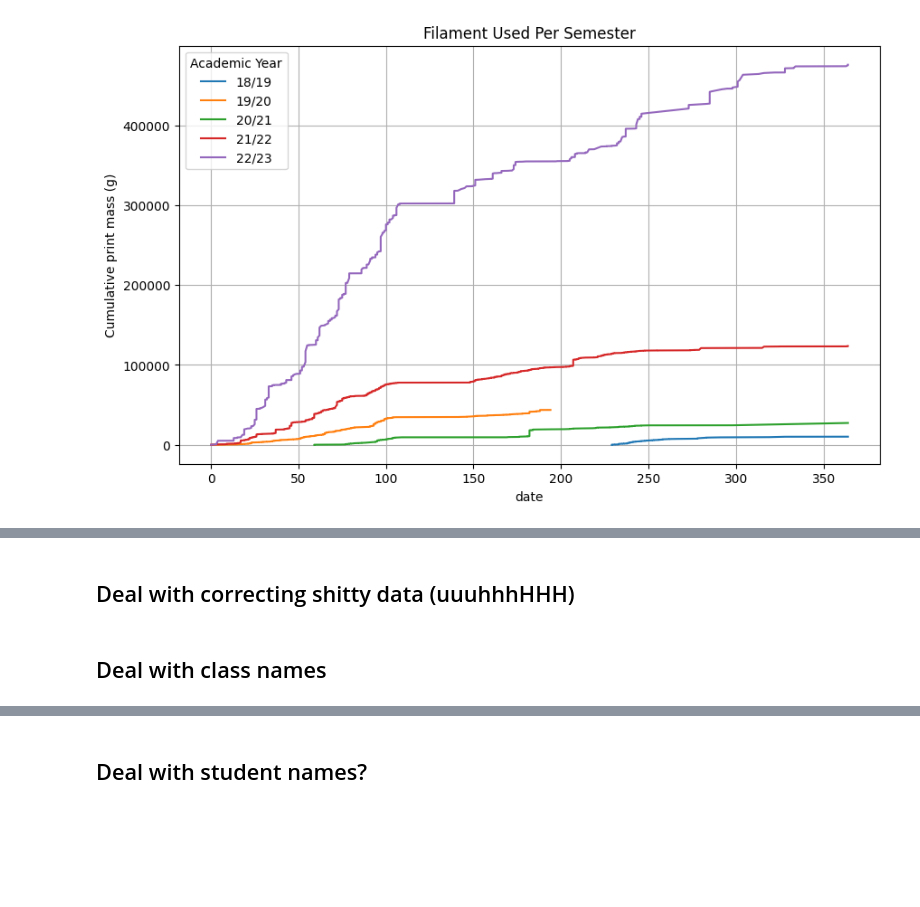
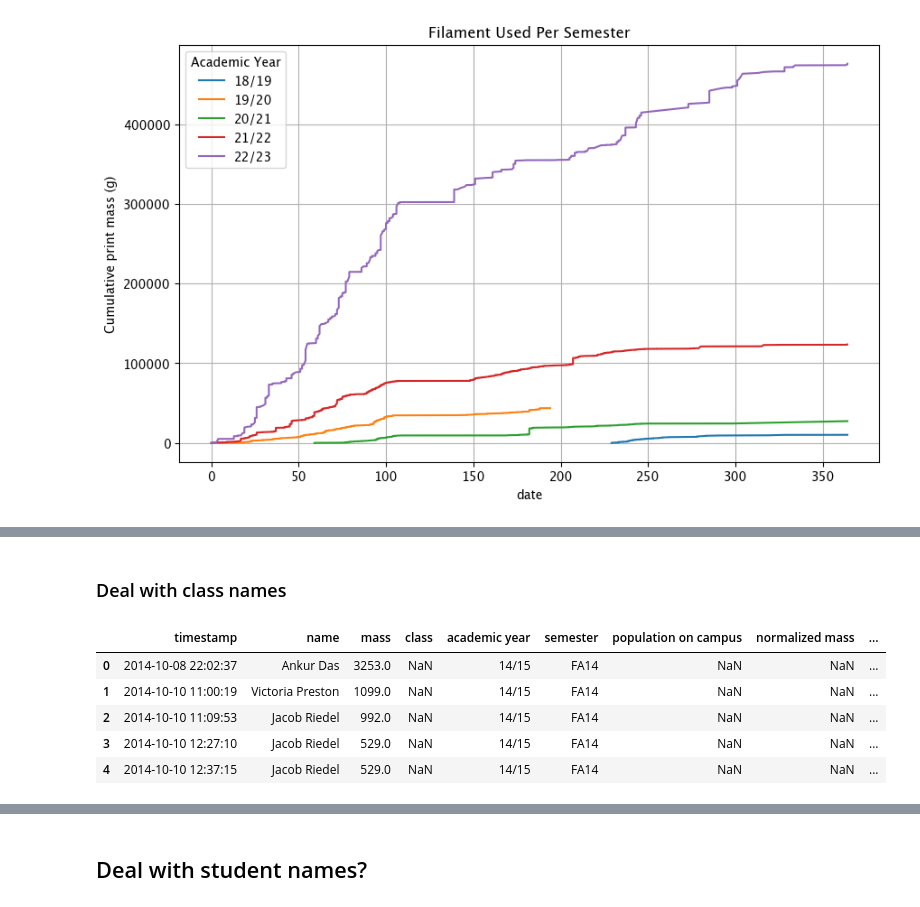
Before and after one commit to JohnnyMaBoi/olin-3d-printing, a Jupyter notebook: process_data.ipynb, the cells around one changed output, grey strips where cells are left out. Saved outputs shown, nothing was run; the diff lists cells and outputs as text; code cells hidden in the pictures; blank space fills up the shorter version.

```diff
--- a/process_data.ipynb
+++ b/process_data.ipynb
@@ -406,25 +436,62 @@ year is 22/23
 # %% [markdown]
-## Deal with correcting shitty data (uuuhhhHHH)
+### Deal with class names
 # %%
 def correct_series(series, map:dict):
     """
     Iterate through each correct value in the map dictionary,
     performing a regex string replacement on the series that
     overwrites any matching value with the coorect value given
     by the map
 
     Args:
         series (pandas series): series to be corrected
         map (dict): dictionary that maps correction keys to
                     a regex expression targeting incorrect
                     values (<correct value> : <regex query for misnomers>)
 
     Return:
         (pandas series): corrected pandas series
     """
     for correction_key in map:
         series = series.str.replace(map[correction_key], correction_key, regex=True, case=False)
 
     return series
+
+# dictionary for defining name correction map
+class_names_correction_map = {
+    "DesNat" : "Desnat|desnT|DesNat|dednat|Des Nat|ddesnat|desnat|desNat|Design Nature",
+    "Pass. Pursuit" : "passion.*",
+    "PIE" : "pie.*",
+    "DFM" : "dfm|.*manufact.*",
+    "Scope" : ".*scope.*",
+    "IS" : ".*indep.*|is.*",
+    "Ren. Energy" : ".*renewable.*",
+    "EEC" : ".*eec.*",
+    "Mech Proto" : ".*proto.*|Mech Proto",
+    "QEA" : ".*qea.*",
+    "Research" : ".*research.*|.*lair.*",
+    "P&M" : ".*market.*|p&.*|p[[:space:]]&.*|p &m",
+    "SustDes" : ".*sust.*",
+    "RoboSys" : ".*robos.*|.*Robotic System*.",
+    "DBF" : ".*dbf.*|design[[:space:]]bu.*",
+    "Formula" : "formula",
+    "Large 3D Printer" : ".*rint*.",
+    "Project Team or Club" : "DBF|Formula|Rocketry|Baja|pint"
+}
+
+
+# correct class names
+df["class names corrected"] = correct_series(df["class"], class_names_correction_map)
+
+df.head()
+
+# groupby class name
+
+# print(len(class_names.unique()), class_names.unique())
+# %% [output]
+|  | timestamp | name | mass | class | academic year | semester | population on campus | normalized mass | ... |
+| 0 | 2014-10-08 22:02:37 | Ankur Das | 3253.0 | NaN | 14/15 | FA14 | NaN | NaN | ... |
+| 1 | 2014-10-10 11:00:19 | Victoria Preston | 1099.0 | NaN | 14/15 | FA14 | NaN | NaN | ... |
+| 2 | 2014-10-10 11:09:53 | Jacob Riedel | 992.0 | NaN | 14/15 | FA14 | NaN | NaN | ... |
+| 3 | 2014-10-10 12:27:10 | Jacob Riedel | 529.0 | NaN | 14/15 | FA14 | NaN | NaN | ... |
+| 4 | 2014-10-10 12:37:15 | Jacob Riedel | 529.0 | NaN | 14/15 | FA14 | NaN | NaN | ... |
-# %% [markdown]
-## Deal with class names
```
Also changed, not shown: parts of 8 cells of this notebook, 4 other files.
